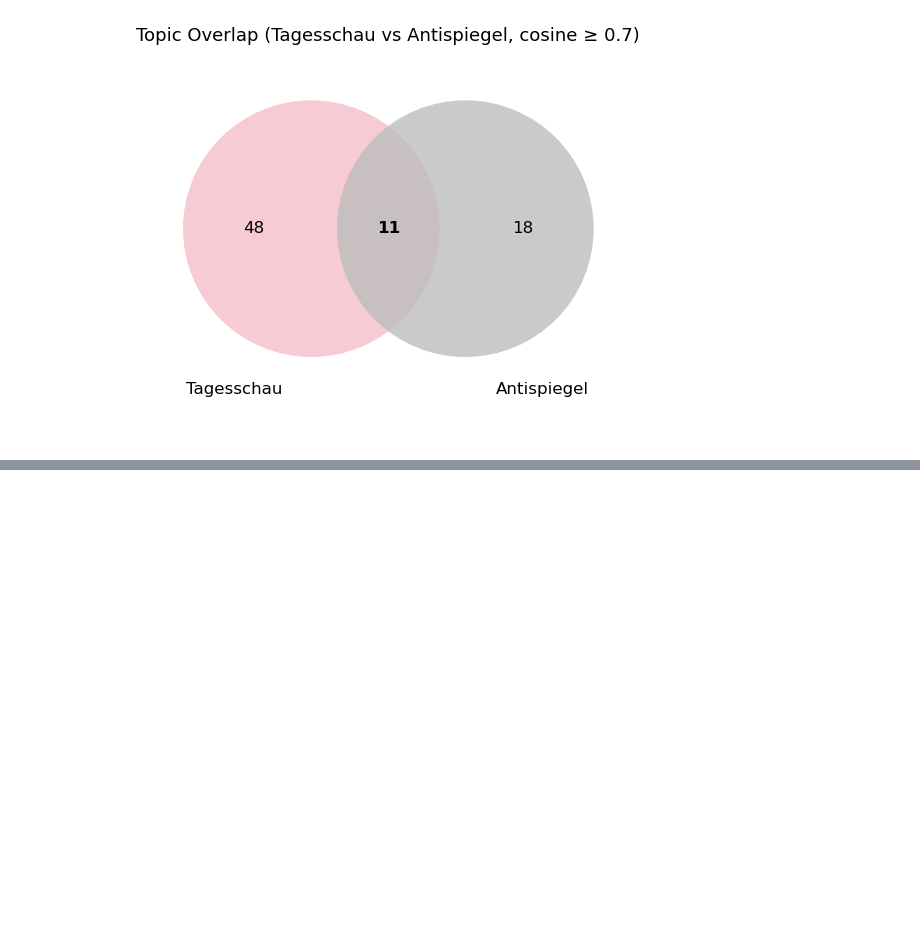
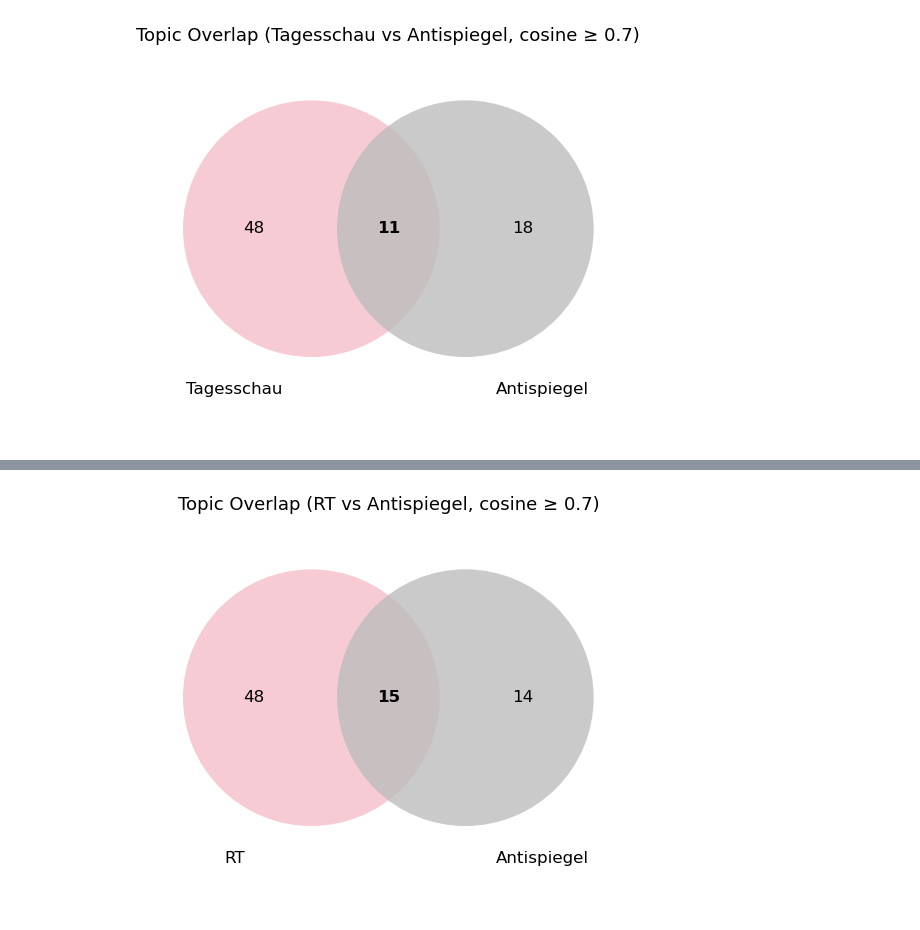
Before and after one commit to mattishaumann/Thesis, a Jupyter notebook: BERTopic/RT_Tagesschau_Topic_Comparison.ipynb, the cells around one changed output, grey strips where cells are left out. Cells and saved outputs as stored; diff of their text form; code cells hidden in the pictures; blank space fills up the shorter version.

Commit message:
merged model

```diff
--- a/BERTopic/RT_Tagesschau_Topic_Comparison.ipynb
+++ b/BERTopic/RT_Tagesschau_Topic_Comparison.ipynb
@@ -896,0 +921,92 @@ Common topics (cosine >= 0.7): 11
+# %%
+# --- Inputs ---
+threshold = 0.70
+top_k_words = 15
+
+left_name = "RT"
+right_name = "Antispiegel"
+
+def resolve_topic_model(candidates):
+    for name in candidates:
+        if name in globals():
+            obj = globals()[name]
+            if isinstance(obj, dict) and "topic_model" in obj:
+                return obj["topic_model"]
+            # direct BERTopic object fallback
+            if hasattr(obj, "get_topic_info") and hasattr(obj, "get_topic"):
+                return obj
+    raise NameError(f"Could not find topic model in any of: {candidates}")
+
+# Adjust candidate names if your notebook uses different variable names
+tm_left = resolve_topic_model([ "tm_rt"])
+tm_right = resolve_topic_model(["tm_as"])
+
+# --- 1) Get all topics (exclude outlier -1) ---
+left_info = tm_left.get_topic_info()
+right_info = tm_right.get_topic_info()
+
+left_ids = left_info.loc[left_info["Topic"] != -1, "Topic"].astype(int).tolist()
+right_ids = right_info.loc[right_info["Topic"] != -1, "Topic"].astype(int).tolist()
+
+# --- 2) Build topic texts ---
+left_texts = [" ".join([w for w, _ in (tm_left.get_topic(t) or [])[:top_k_words]]) for t in left_ids]
+right_texts = [" ".join([w for w, _ in (tm_right.get_topic(t) or [])[:top_k_words]]) for t in right_ids]
+
+# --- 3) Encode + cosine matrix ---
+encoder = SentenceTransformer("sentence-transformers/paraphrase-multilingual-MiniLM-L12-v2")
+left_emb = encoder.encode(left_texts, normalize_embeddings=True)
+right_emb = encoder.encode(right_texts, normalize_embeddings=True)
+
+sim_matrix = cosine_similarity(left_emb, right_emb)  # shape: (n_left, n_right)
+
+# --- 4) One-to-one matching + threshold ---
+r_idx, c_idx = linear_sum_assignment(-sim_matrix)
+matched_scores = sim_matrix[r_idx, c_idx]
+keep = matched_scores >= threshold
+
+common_left = [left_ids[i] for i in r_idx[keep]]
+common_right = [right_ids[j] for j in c_idx[keep]]
+common_scores = matched_scores[keep]
+
+n_left = len(left_ids)
+n_right = len(right_ids)
+n_common = len(common_left)
+n_left_only = n_left - n_common
+n_right_only = n_right - n_common
+
+common_pairs = pd.DataFrame({
+    f"{left_name} Topic": common_left,
+    f"{right_name} Topic": common_right,
+    "Cosine Similarity": common_scores
+}).sort_values("Cosine Similarity", ascending=False)
+
+display(common_pairs.head(20))
+
+print(f"{left_name} topics: {n_left}")
+print(f"{right_name} topics: {n_right}")
+print(f"Common topics (cosine >= {threshold}): {n_common}")
+
+# --- 5) Bubble overlap plot ---
+fig, ax = plt.subplots(figsize=(8, 5))
+
+left_center = (-0.6, 0)
+right_center = (0.6, 0)
+radius = 1.0
+
+ax.add_patch(Circle(left_center, radius, color="#f4b6c2", alpha=0.7, lw=0))
+ax.add_patch(Circle(right_center, radius, color="#bdbdbd", alpha=0.8, lw=0))
+
+ax.text(-1.05, 0, str(n_left_only), ha="center", va="center", fontsize=12)
+ax.text(0.00, 0, str(n_common), ha="center", va="center", fontsize=12, fontweight="bold")
+ax.text(1.05, 0, str(n_right_only), ha="center", va="center", fontsize=12)
+
+ax.text(-1.2, -1.25, left_name, ha="center", va="center", fontsize=12)
+ax.text(1.2, -1.25, right_name, ha="center", va="center", fontsize=12)
+
+ax.set_title(f"Topic Overlap ({left_name} vs {right_name}, cosine ≥ {threshold})", fontsize=13)
+ax.set_xlim(-2.2, 2.2)
+ax.set_ylim(-1.6, 1.4)
+ax.set_aspect("equal")
+ax.axis("off")
+plt.show()
+# %% [output]
@@ -896,0 +1039 @@ Common topics (cosine >= 0.7): 11
+[figure, added]
```
Also changed, not shown: parts of 13 cells of this notebook.
